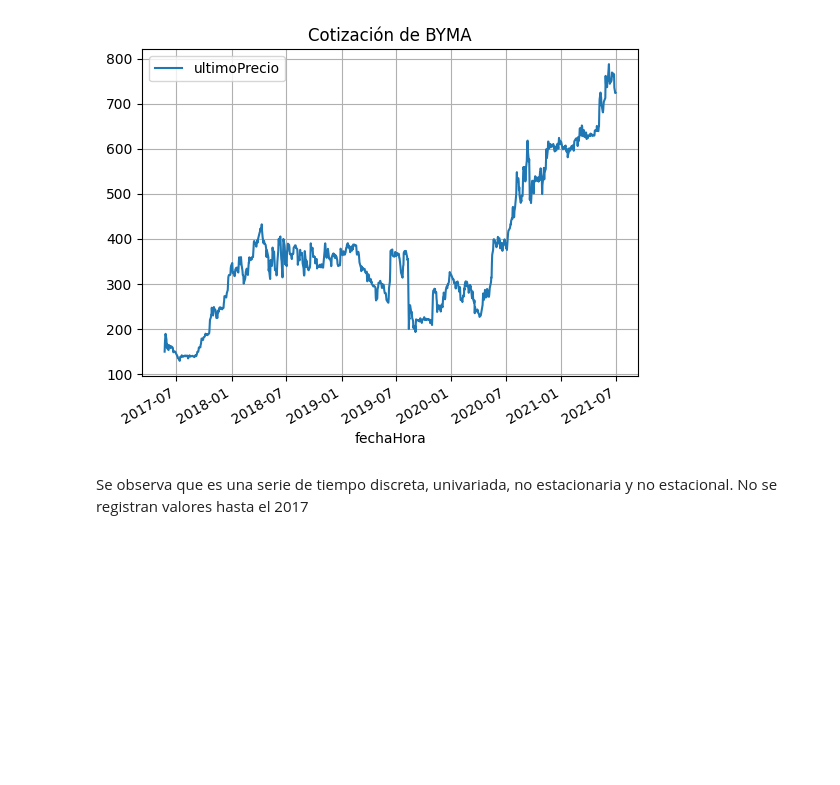
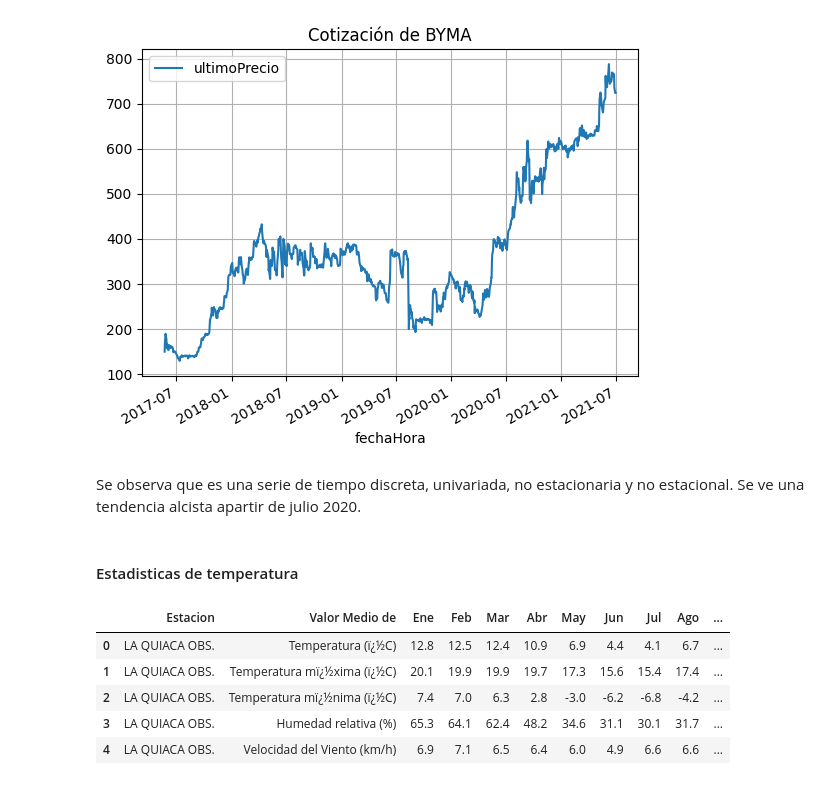
Before and after one commit to marianataglio/seriestemporales, a Jupyter notebook: ej_1.ipynb, the cells around one changed output. Cells and saved outputs as stored; diff of their text form; code cells hidden in the pictures; blank space fills up the shorter version.

Commit message:
stats de temperatura

```diff
--- a/ej_1.ipynb
+++ b/ej_1.ipynb
@@ -67,4 +77,20 @@ plt.grid(True)
 [figure]
 # %% [markdown]
 Se observa que es una serie de tiempo discreta, univariada, no estacionaria y no estacional.
-No se registran valores hasta el 2017
+Se ve  una tendencia alcista apartir de julio 2020.
+# %% [markdown]
+#### Estadisticas de temperatura
+# %%
+temp = pd.read_csv("./Datasets/new_estadisticas.txt", sep="\t", encoding="latin-1")
+# %%
+temp.columns = ['Estacion', 'Valor Medio de', 'Ene', 'Feb', 'Mar', 'Abr', 'May',
+       'Jun', 'Jul', 'Ago', 'Sep', 'Oct', 'Nov', 'Dic']
+# %%
+temp.head()
+# %% [output]
+|  | Estacion | Valor Medio de | Ene | Feb | Mar | Abr | May | Jun | Jul | Ago | ... |
+| 0 | LA QUIACA OBS. | Temperatura (ï¿½C) | 12.8 | 12.5 | 12.4 | 10.9 | 6.9 | 4.4 | 4.1 | 6.7 | ... |
+| 1 | LA QUIACA OBS. | Temperatura mï¿½xima (ï¿½C) | 20.1 | 19.9 | 19.9 | 19.7 | 17.3 | 15.6 | 15.4 | 17.4 | ... |
+| 2 | LA QUIACA OBS. | Temperatura mï¿½nima (ï¿½C) | 7.4 | 7.0 | 6.3 | 2.8 | -3.0 | -6.2 | -6.8 | -4.2 | ... |
+| 3 | LA QUIACA OBS. | Humedad relativa (%) | 65.3 | 64.1 | 62.4 | 48.2 | 34.6 | 31.1 | 30.1 | 31.7 | ... |
+| 4 | LA QUIACA OBS. | Velocidad del Viento (km/h) | 6.9 | 7.1 | 6.5 | 6.4 | 6.0 | 4.9 | 6.6 | 6.6 | ... |
```
Also changed, not shown: parts of 9 cells of this notebook.
